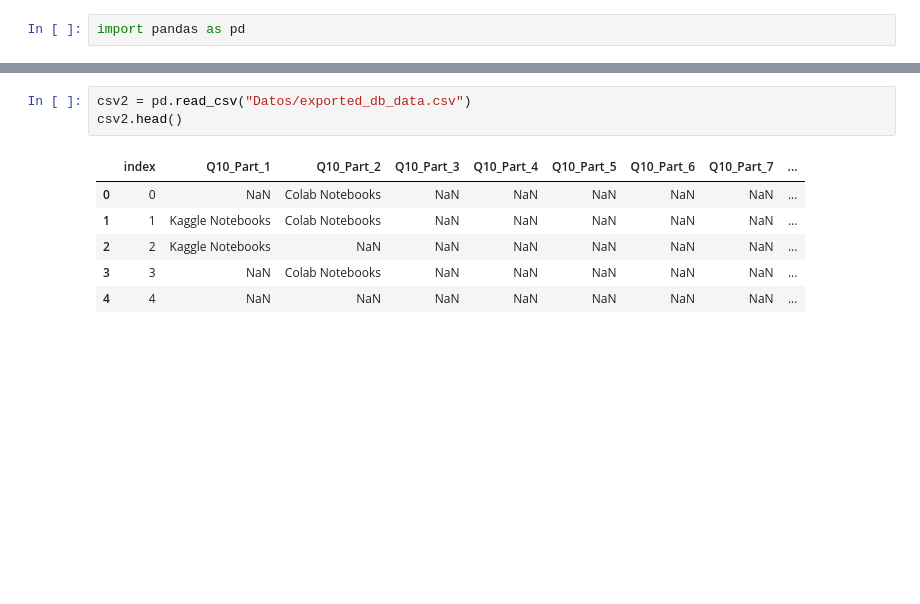
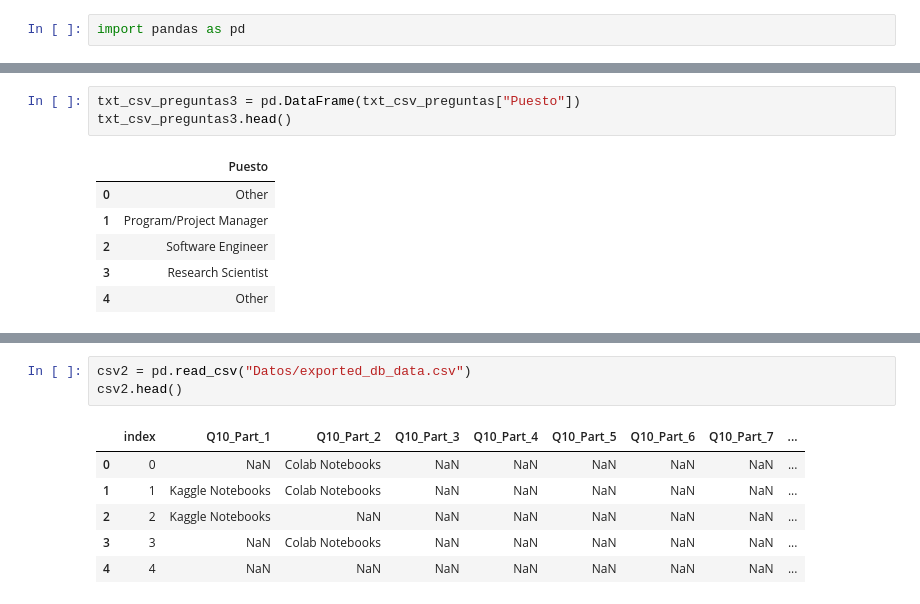
Before and after one commit to silviagordon/EDA-Visualizacion, a Jupyter notebook: Intro.ipynb, the cells around one changed output, grey strips where cells are left out. Saved outputs shown, nothing was run; the diff lists cells and outputs as text; blank space fills up the shorter version.

```diff
--- a/Intro.ipynb
+++ b/Intro.ipynb
@@ -17,0 +44,10 @@ import pandas as pd
+# %%
+txt_csv_preguntas3 = pd.DataFrame(txt_csv_preguntas["Puesto"])
+txt_csv_preguntas3.head()
+# %% [output]
+|  | Puesto |
+| 0 | Other |
+| 1 | Program/Project Manager |
+| 2 | Software Engineer |
+| 3 | Research Scientist |
+| 4 | Other |
```
Also changed, not shown: parts of 6 cells of this notebook.
